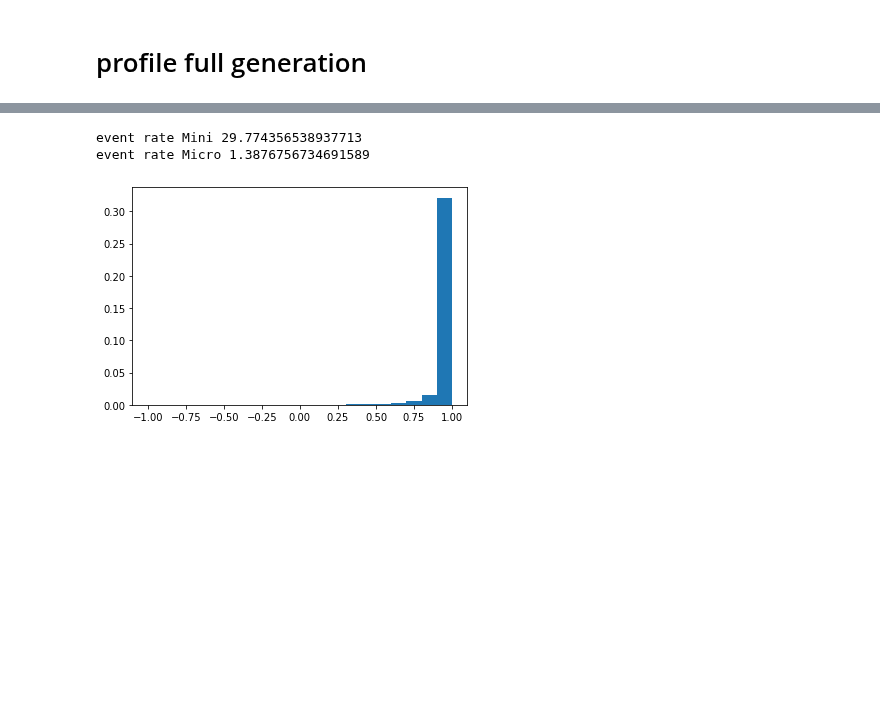
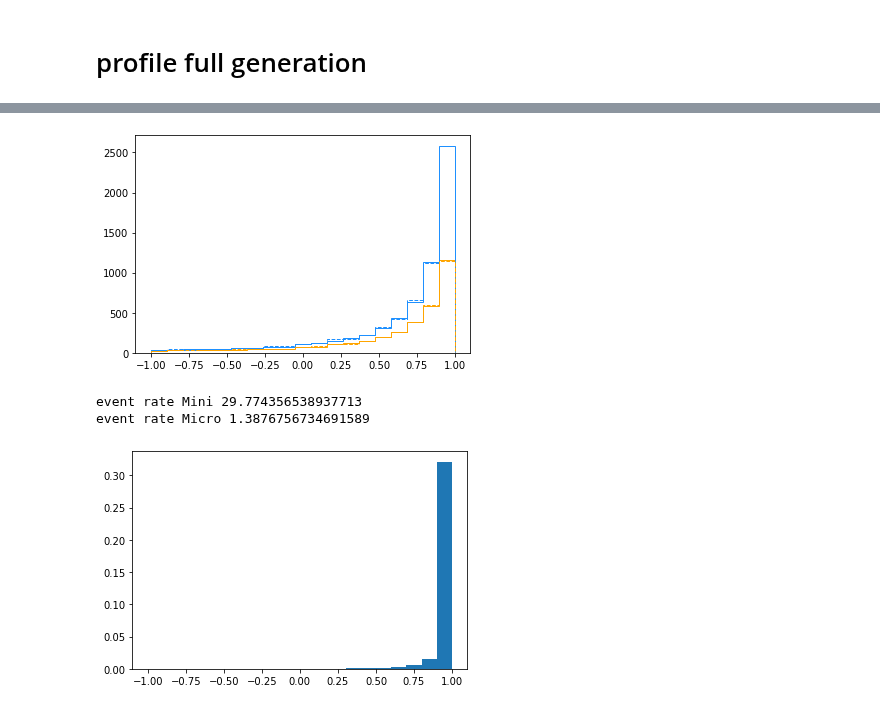
Before and after one commit to mhostert/DarkNews-generator, a Jupyter notebook: examples/test_generator.ipynb, the cells around one changed output, grey strips where cells are left out. Drawn from its saved outputs; the diff is of its cells as text; code cells hidden in the pictures; blank space fills up the shorter version.

```diff
--- a/examples/test_generator.ipynb
+++ b/examples/test_generator.ipynb
@@ -253,3 +284,22 @@ df_mini
+# %%
+# angle
+
+bins = np.linspace(-1,1,20)
+df = df_3p1
+mask = (df.scattering_regime=='p-el')
+x=dn.Cfv.get_cosTheta(df.P_decay_gamma.to_numpy())
+w=df.w_event_rate.to_numpy()
+_ = plt.hist(x, weights=w, bins=bins, histtype='step',color='dodgerblue', ls='-')
+_ = plt.hist(x[mask], weights=w[mask], histtype='step',bins=bins, color='orange', ls='-')
+
+df = df_3p2
+mask = (df.scattering_regime=='p-el')
+x=dn.Cfv.get_cosTheta(df.P_decay_gamma.to_numpy())
+w=df.w_event_rate.to_numpy()
+_ = plt.hist(x, weights=w, bins=bins, histtype='step', color='dodgerblue', ls='--')
+_ = plt.hist(x[mask], weights=w[mask], bins=bins, histtype='step', color='orange', ls='--')
+# %% [output]
+[figure, added]
 # %%
 print(f"event rate Mini {df_micro['w_event_rate'].sum()*0.05}")
 print(f"event rate Micro {df_micro['w_event_rate'].sum()*0.05*87/818*(550/470)**2*6/18.75}")
```
Also changed, not shown: parts of 18 cells of this notebook, 7 other files.
